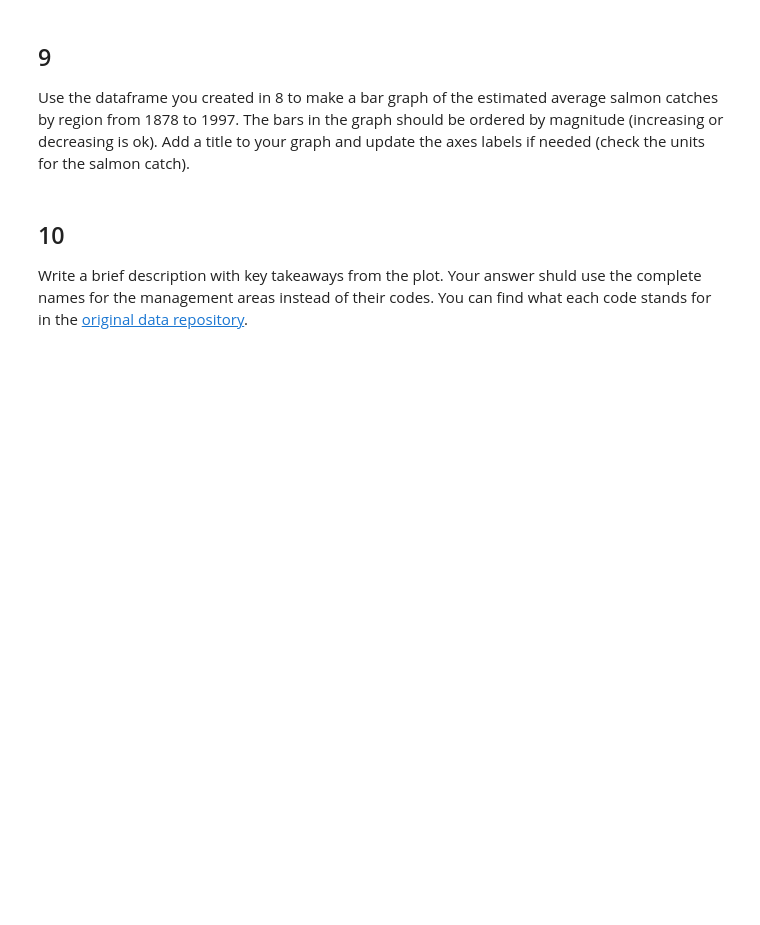
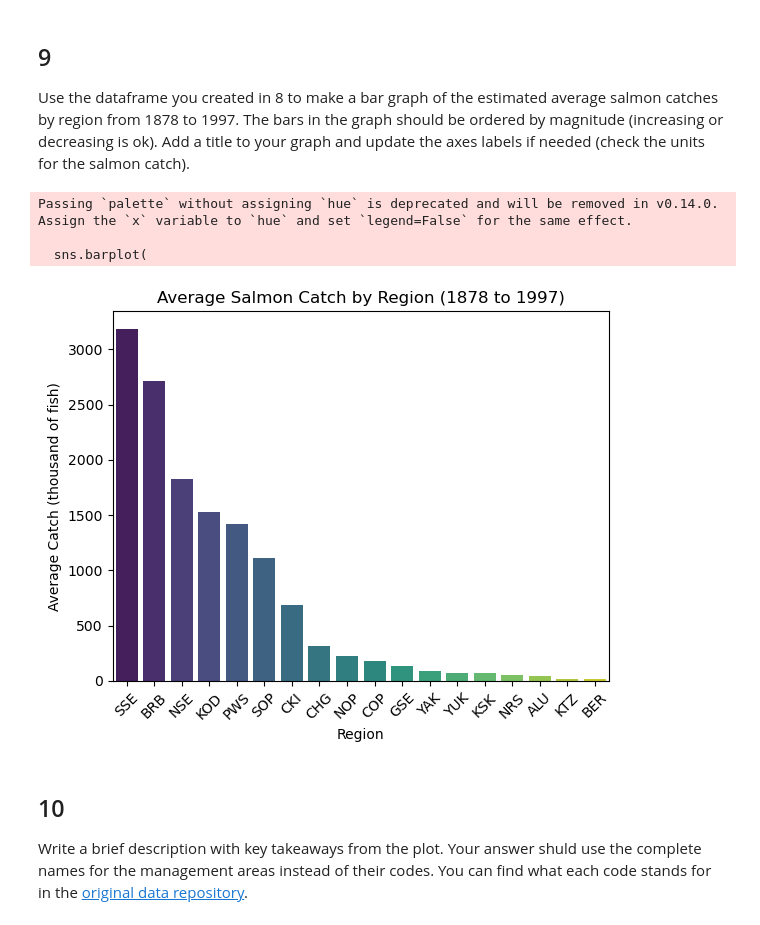
Before and after one commit to jwonyk/eds220-hwk2, a Jupyter notebook: task2/hwk2-task2-salmon-kim.ipynb, the cells around one changed output. Cells and saved outputs as stored; diff of their text form; code cells hidden in the pictures; blank space fills up the shorter version.

Commit message:
Plot average salmon catch by region

```diff
--- a/task2/hwk2-task2-salmon-kim.ipynb
+++ b/task2/hwk2-task2-salmon-kim.ipynb
@@ -301,6 +299,28 @@ q8 results: All test cases passed!
 ## 9
 
 Use the dataframe you created in 8 to make a bar graph of the estimated average salmon catches by region from 1878 to 1997. The bars in the graph should be ordered by magnitude (increasing or decreasing is ok). Add a title  to your graph and update the axes labels if needed (check the units for the salmon catch).
+# %%
+# Sort the value descending orders and using 'Catch' column
+avg_region_cleaned = avg_region.sort_values('Catch', ascending = False)
+
+# Plot bar graph!
+sns.barplot(
+    data = avg_region_cleaned,
+    x = 'Region',
+    y = 'Catch',
+    palette = 'viridis')
+
+# Add details and information of the bar graph
+plt.title('Average Salmon Catch by Region (1878 to 1997)')
+plt.ylabel('Average Catch (thousand of fish)')
+plt.xlabel('Region')
+plt.xticks(rotation = 45)
+plt.show()
+# %% [output]
+Passing `palette` without assigning `hue` is deprecated and will be removed in v0.14.0. Assign the `x` variable to `hue` and set `legend=False` for the same effect.
+
+  sns.barplot(
+[figure, added]
 # %% [markdown]
 <!-- END QUESTION -->
 
```
Also changed, not shown: parts of 3 cells of this notebook.
